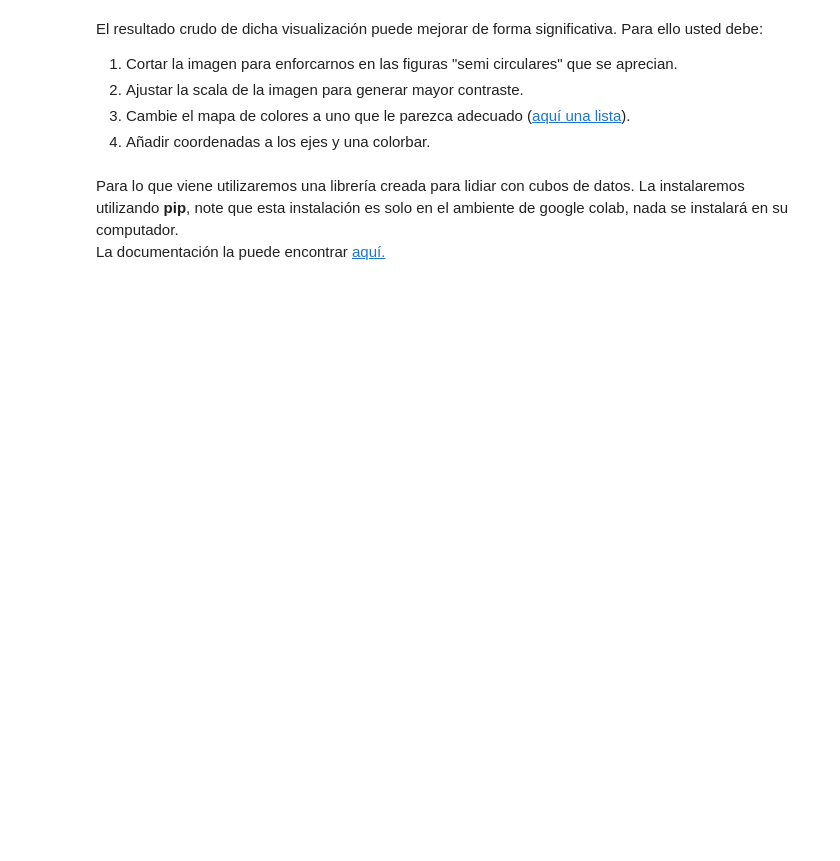
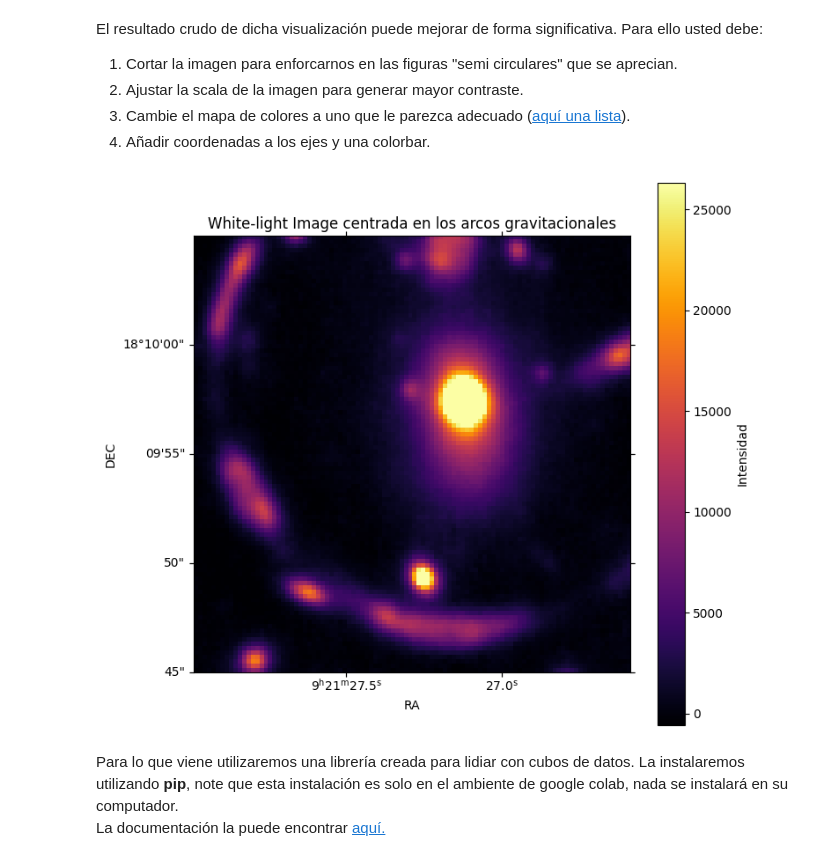
Before and after one commit to conichito/Tarea-4, a Jupyter notebook: Tarea4.ipynb, the cells around one changed output. Drawn from its saved outputs; the diff is of its cells as text; code cells hidden in the pictures; blank space fills up the shorter version.

```diff
--- a/Tarea4.ipynb
+++ b/Tarea4.ipynb
@@ -161,3 +165,32 @@ wcs = wcs[0,:,:]
+# %%
+# Solución
+from astropy.wcs import WCS
+# Utilice el siguiente wcs para añadir las coordenadas a su visualización.
+wcs = WCS(cubo[1].header)
+wcs = wcs[0,:,:]
+# Cortar la imagen para enfocarnos en los arcos (ajustar estos índices según la región de interés)
+cut_white_light_image = white_light_image[100:200, 100:200]  # Ajusta según sea necesario
+
+# Ajustar la escala para mejorar el contraste
+# Aplicamos un rango de percentiles para cortar valores extremos y mejorar el contraste
+vmin, vmax = np.percentile(cut_white_light_image, (1, 99))
+
+# Haga su gráfico a continuación:
+
+# Visualización con WCS y ajustes de color
+fig = plt.figure(figsize=(8, 8))
+ax = fig.add_subplot(111, projection=wcs)
+img = ax.imshow(cut_white_light_image, origin='lower', cmap='inferno', vmin=vmin, vmax=vmax)
+plt.colorbar(img, label='Intensidad')
+
+# Etiquetas y título
+ax.set_title('White-light Image centrada en los arcos gravitacionales')
+ax.set_xlabel('RA')
+ax.set_ylabel('DEC')
+
+plt.show()
+# %% [output]
+[figure, added]
 # %% [markdown]
 Para lo que viene utilizaremos una librería creada para lidiar con cubos de datos.
 La instalaremos utilizando **pip**, note que esta instalación es solo en el ambiente de google colab, nada se instalará en su computador.
```
Also changed, not shown: parts of 12 cells of this notebook.
